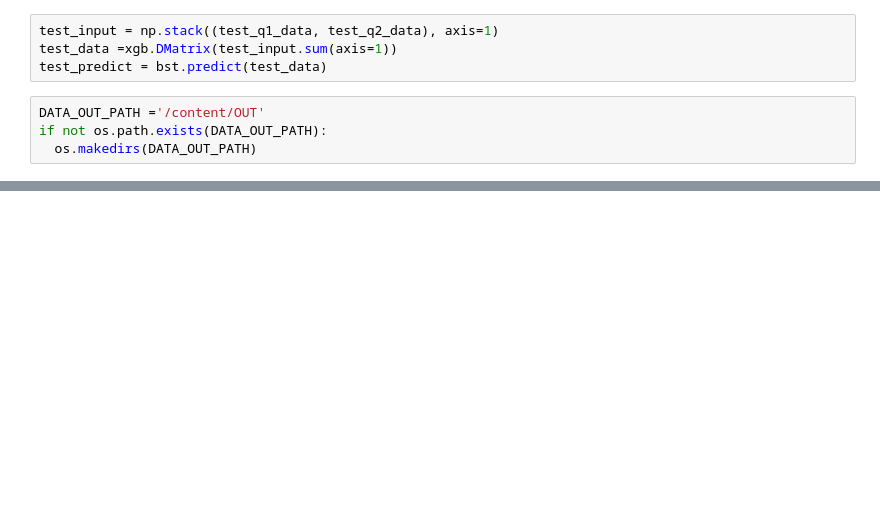
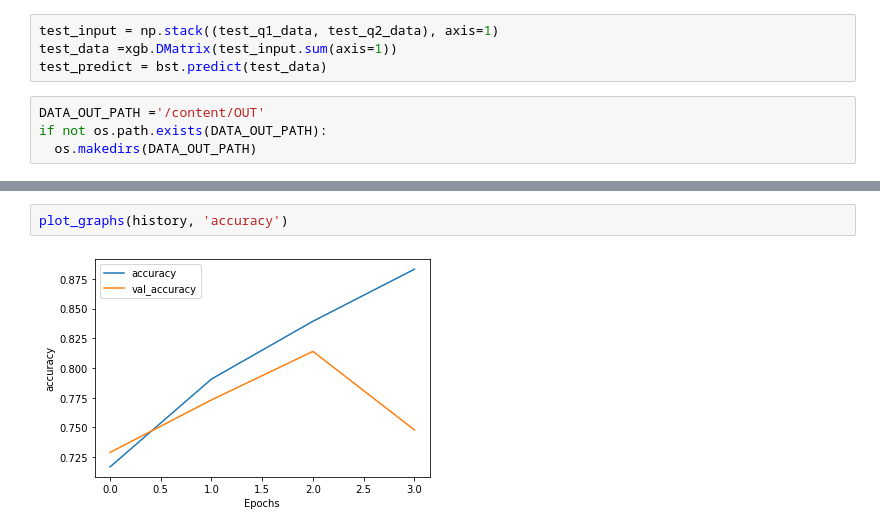
Before and after one commit to jaekyoungkim/tensor2ml_NLP, a Jupyter notebook: 텐서플로와_머신러닝으로_시작하는_자연어처리(ch5).ipynb, the cells around one changed output, grey strips where cells are left out. Saved outputs shown, nothing was run; the diff lists cells and outputs as text; blank space fills up the shorter version.

```diff
--- a/텐서플로와_머신러닝으로_시작하는_자연어처리(ch5).ipynb
+++ b/텐서플로와_머신러닝으로_시작하는_자연어처리(ch5).ipynb
@@ -679,0 +827,4 @@ SyntaxError: ignored
+# %%
+plot_graphs(history, 'accuracy')
+# %% [output]
+[figure, added]
```
Also changed, not shown: parts of 41 cells of this notebook.
